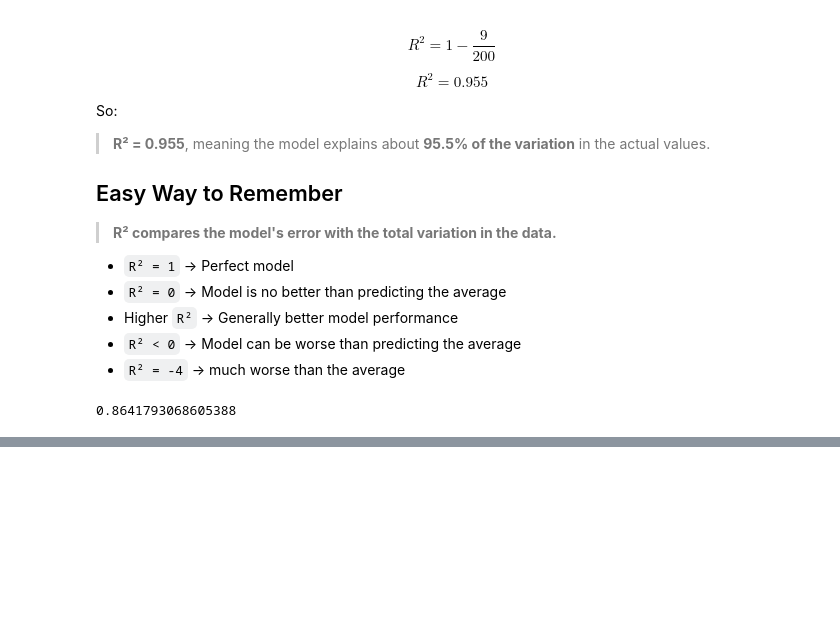
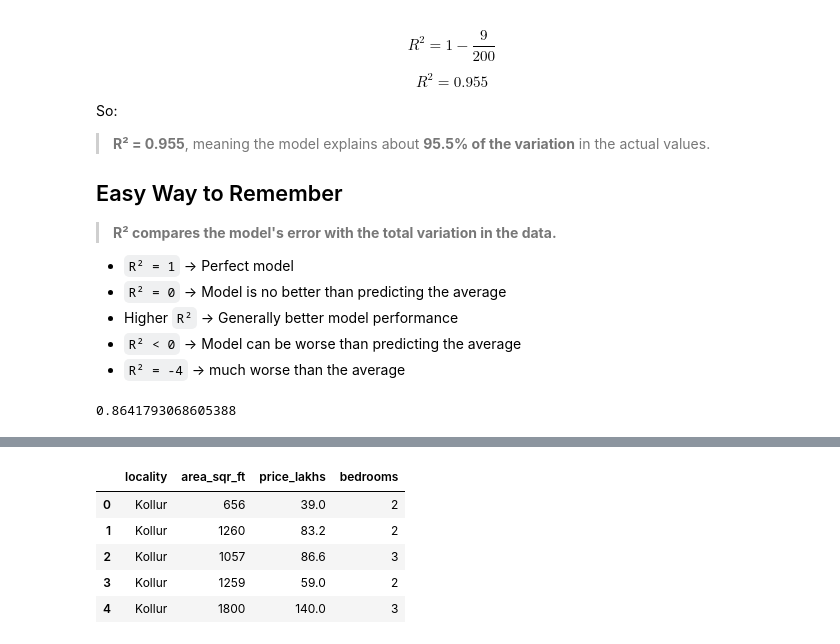
Before and after one commit to ThirumaleshV/AIE, a Jupyter notebook: ML/_1_Supervised_regression.ipynb, the cells around one changed output, grey strips where cells are left out. Saved outputs shown, nothing was run; the diff lists cells and outputs as text; code cells hidden in the pictures; blank space fills up the shorter version.

```diff
--- a/ML/_1_Supervised_regression.ipynb
+++ b/ML/_1_Supervised_regression.ipynb
@@ -1235,0 +1505,11 @@ model.score(x_test,y_test)
+# %%
+import pandas as pd
+df=pd.read_csv(r"..\Datasets\home_prices_02.csv")
+df.head()
+# %% [output]
+|  | locality | area_sqr_ft | price_lakhs | bedrooms |
+| 0 | Kollur | 656 | 39.0 | 2 |
+| 1 | Kollur | 1260 | 83.2 | 2 |
+| 2 | Kollur | 1057 | 86.6 | 3 |
+| 3 | Kollur | 1259 | 59.0 | 2 |
+| 4 | Kollur | 1800 | 140.0 | 3 |
```
Also changed, not shown: parts of 9 cells of this notebook.
